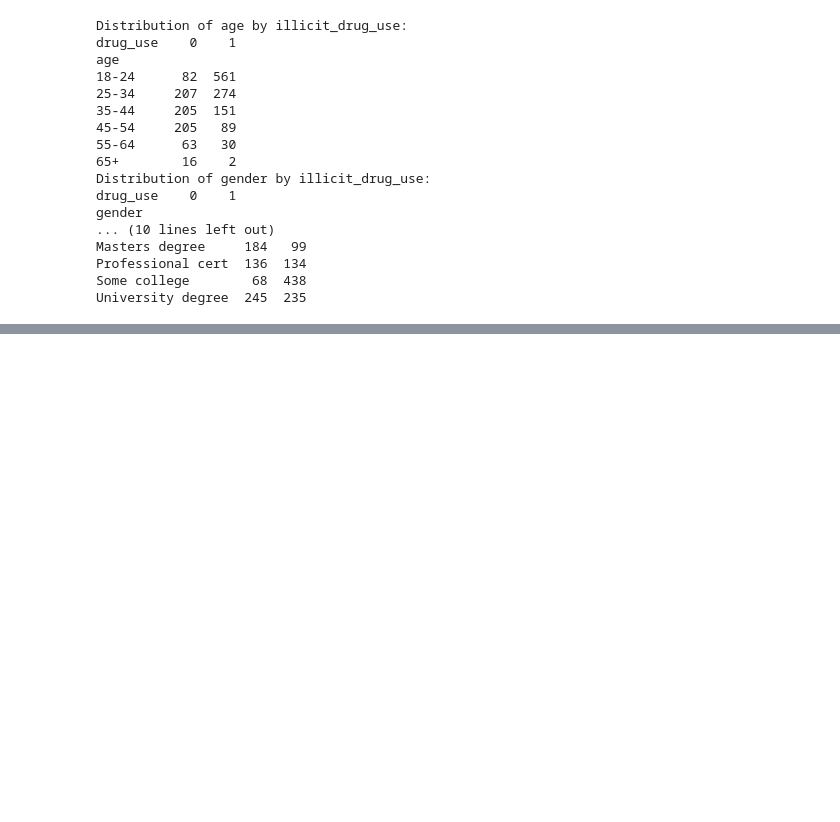
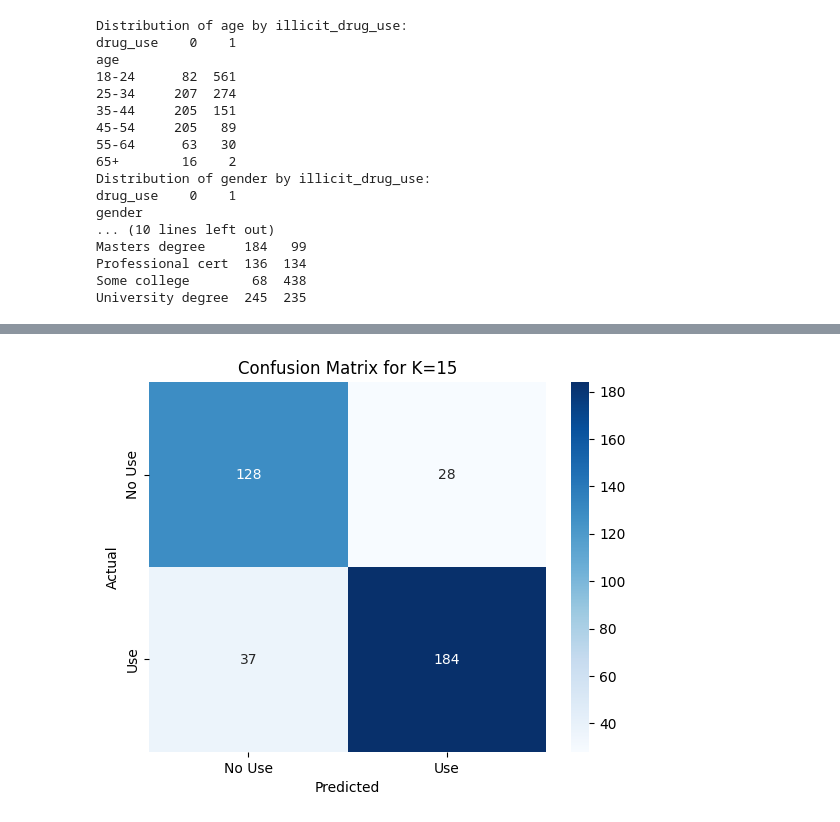
Before and after one commit to rohanxavier33/finalDrug, a Jupyter notebook: finalDrug.ipynb, the cells around one changed output, grey strips where cells are left out. Cells and saved outputs as stored; diff of their text form; code cells hidden in the pictures; blank space fills up the shorter version.

```diff
--- a/finalDrug.ipynb
+++ b/finalDrug.ipynb
@@ -315,0 +818,20 @@ University degree  245  235
+# %%
+# Optimal K (max accuracy)
+optimal_k = np.argmax(acc) + 1  # Adding 1 because index starts at 0
+print(f"Optimal K: {optimal_k}")
+
+# Train KNN with the optimal K
+knn_optimal = KNeighborsClassifier(n_neighbors=optimal_k)
+knn_optimal.fit(X_train, y_train)
+
+# Predict on the test set
+y_pred_optimal = knn_optimal.predict(X_test)
+
+# Evaluate the optimal KNN model
+print(f"Classification Report for K={optimal_k}:")
+print(classification_report(y_test, y_pred_optimal))
+
+# Confusion matrix for optimal K
+conf_matrix_optimal = confusion_matrix(y_test, y_pred_optimal)
+print(f"Confusion Matrix for K={optimal_k}:")
+print(conf_matrix_optimal)
@@ -315,0 +853,11 @@ University degree  245  235
+# %%
+import seaborn as sns
+
+# Confusion matrix heatmap
+sns.heatmap(conf_matrix_optimal, annot=True, fmt='d', cmap='Blues', xticklabels=['No Use', 'Use'], yticklabels=['No Use', 'Use'])
+plt.xlabel('Predicted')
+plt.ylabel('Actual')
+plt.title(f'Confusion Matrix for K={optimal_k}')
+plt.show()
+# %% [output]
+[figure, added]
```
Also changed, not shown: parts of 28 cells of this notebook.
